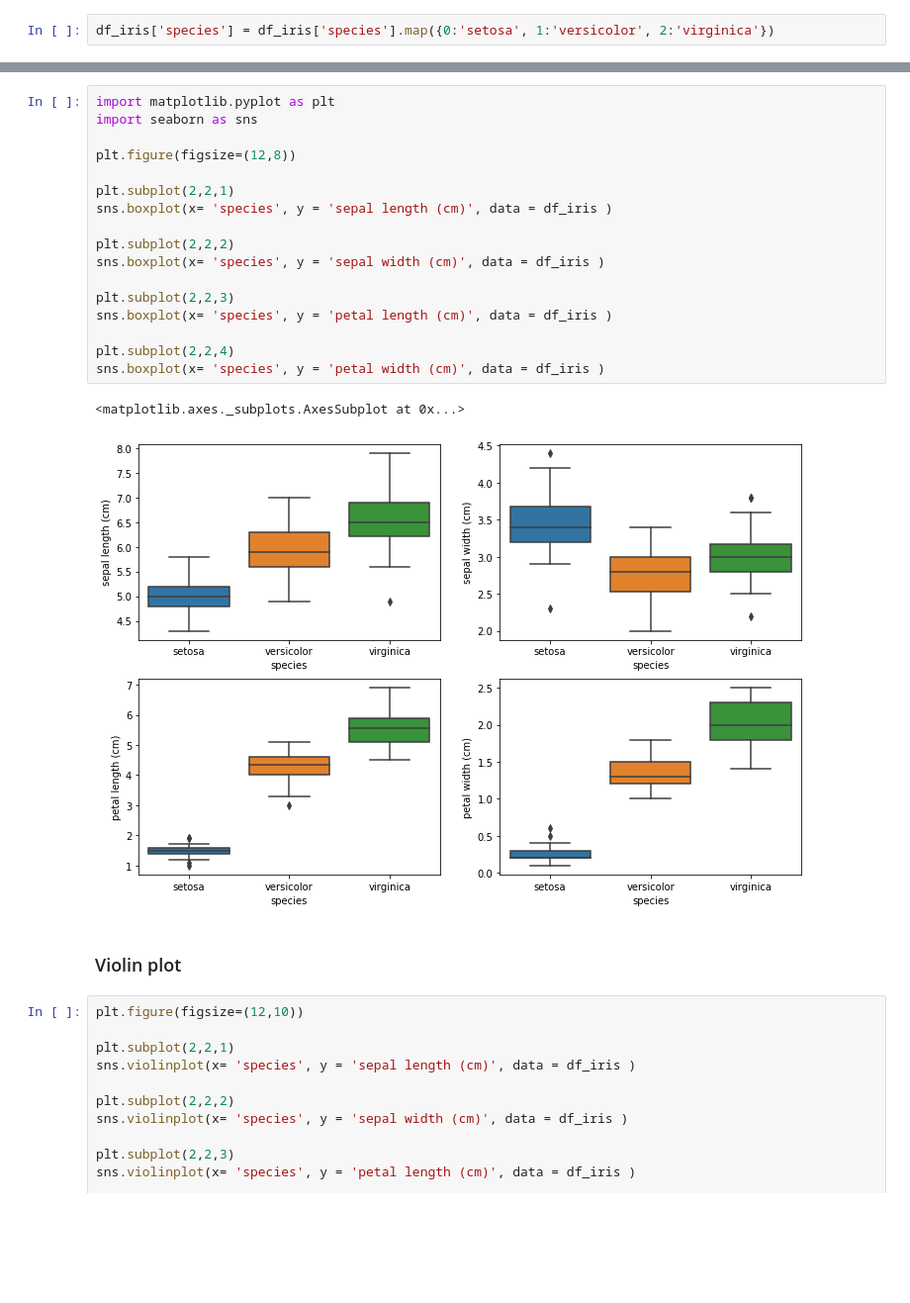
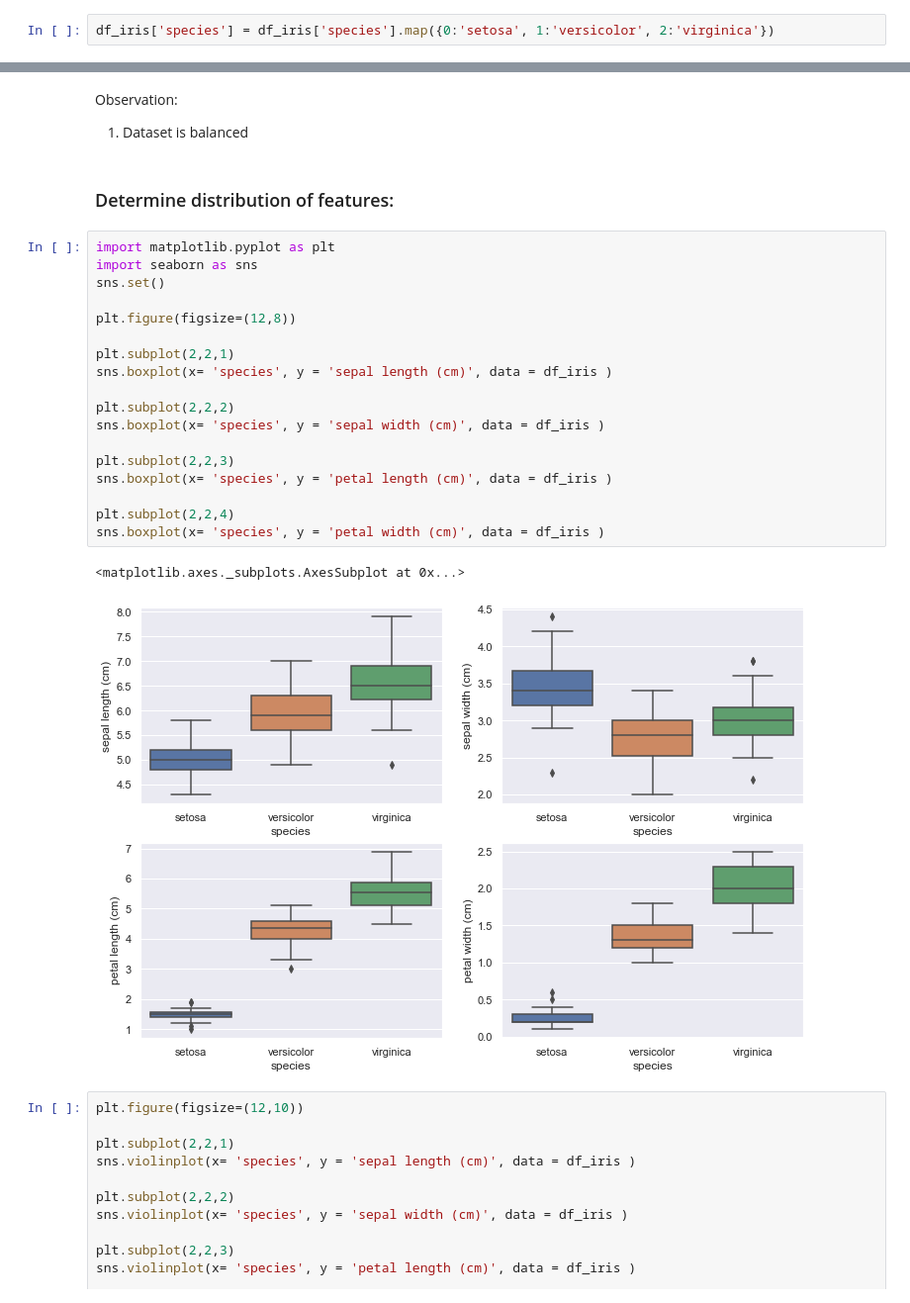
Before and after one commit to remya1805/Data-Science, a Jupyter notebook: EDA_IrisDataset.ipynb, the cells around one changed output, grey strips where cells are left out. Shown at 99% size. Saved outputs shown, nothing was run; the diff lists cells and outputs as text; blank space fills up the shorter version.

Commit message:
Updated plots

```diff
--- a/EDA_IrisDataset.ipynb
+++ b/EDA_IrisDataset.ipynb
@@ -52,25 +73,29 @@ df_iris['species'] = df_iris['species'].map({0:'setosa', 1:'versicolor', 2:'virg
+# %% [markdown]
+Observation:
+1. Dataset is balanced
+# %% [markdown]
+### Determine distribution of features:
 # %%
 import matplotlib.pyplot as plt
 import seaborn as sns
+sns.set()
 
 plt.figure(figsize=(12,8))
 
 plt.subplot(2,2,1)
 sns.boxplot(x= 'species', y = 'sepal length (cm)', data = df_iris )
 
 plt.subplot(2,2,2)
 sns.boxplot(x= 'species', y = 'sepal width (cm)', data = df_iris )
 
 plt.subplot(2,2,3)
 sns.boxplot(x= 'species', y = 'petal length (cm)', data = df_iris )
 
 plt.subplot(2,2,4)
 sns.boxplot(x= 'species', y = 'petal width (cm)', data = df_iris )
 # %% [output]
 <matplotlib.axes._subplots.AxesSubplot at 0x...>
-[figure, old version]
+[figure, new version]
-# %% [markdown]
-### Violin plot
 # %%
 plt.figure(figsize=(12,10))
 
```
Also changed, not shown: parts of 8 cells of this notebook.
